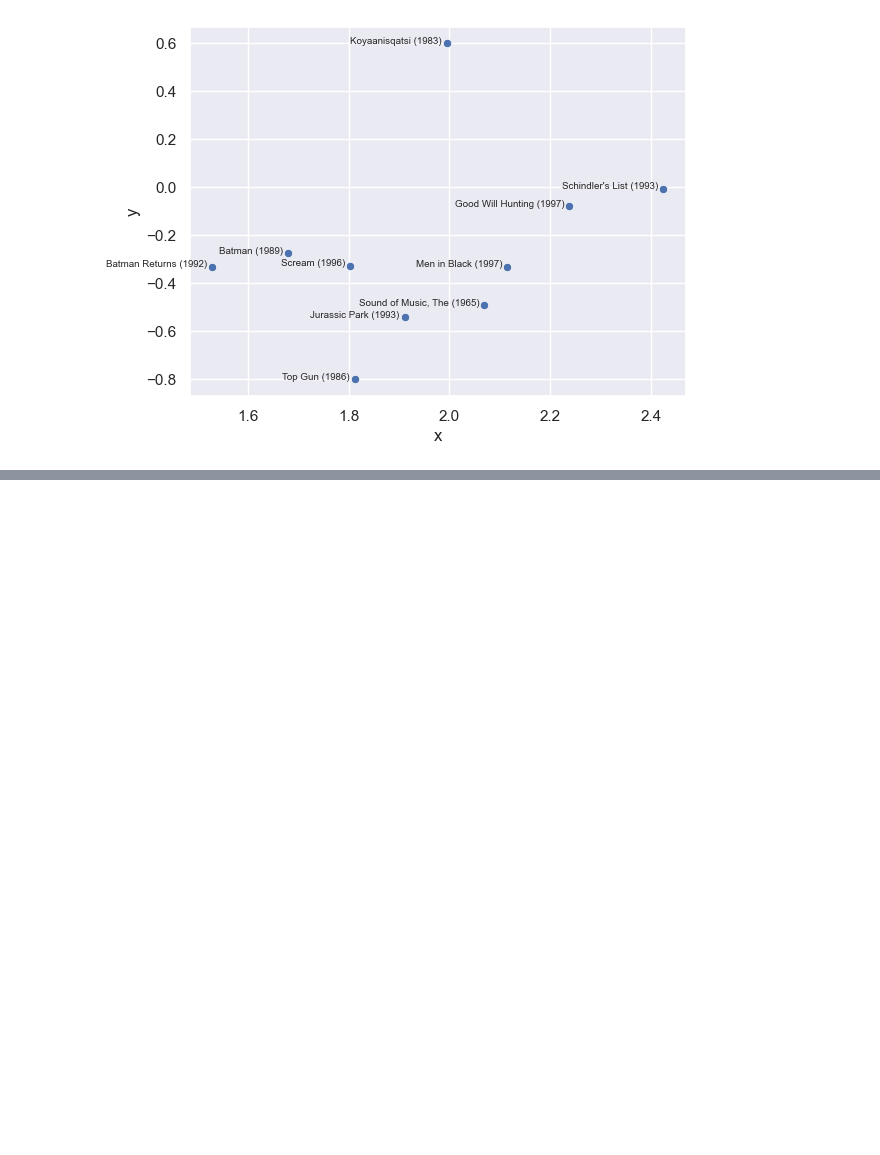
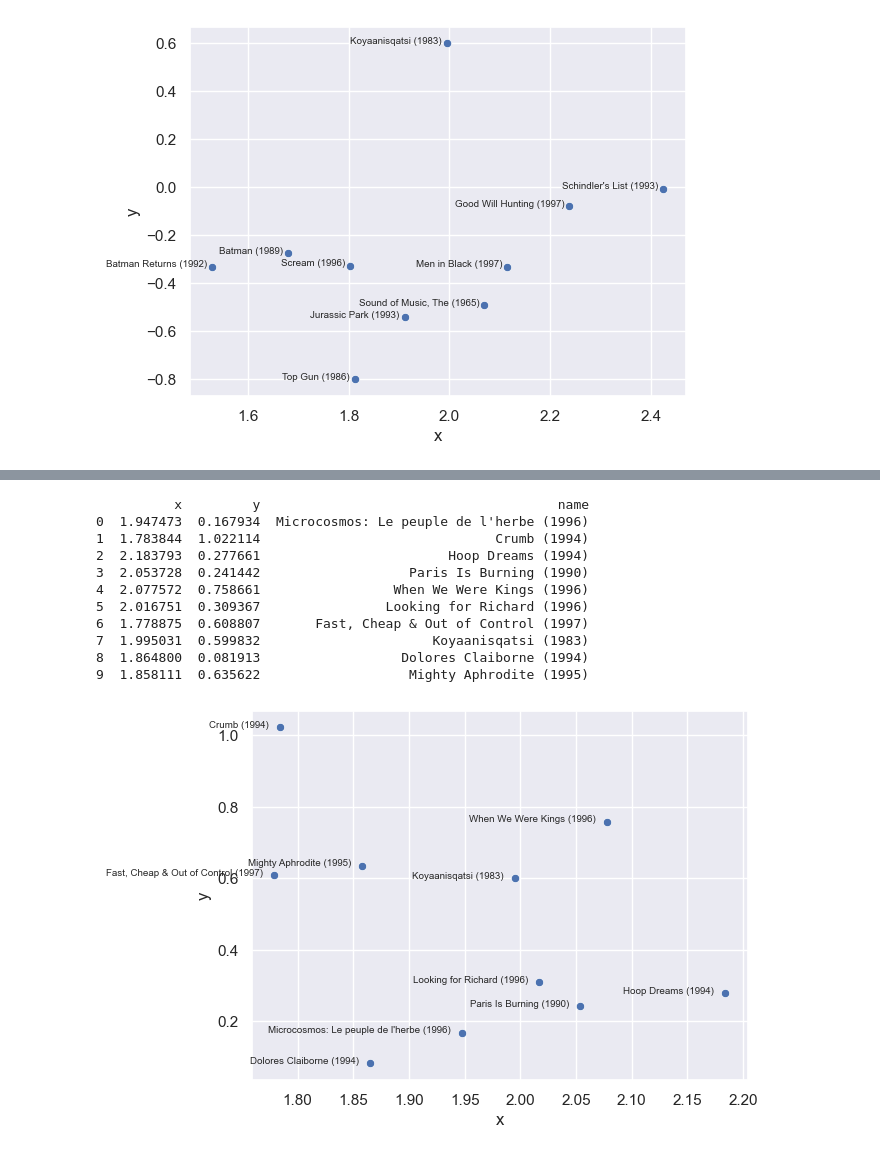
Before and after one commit to gavin-hyl/cs155-project2, a Jupyter notebook: task2.ipynb, the cells around one changed output, grey strips where cells are left out. Cells and saved outputs as stored; diff of their text form; code cells hidden in the pictures; blank space fills up the shorter version.

```diff
--- a/task2.ipynb
+++ b/task2.ipynb
@@ -319,0 +359,31 @@ movies
+# %%
+# Documentary
+
+movie_id1 = np.array([634, 32, 48, 645, 1142, 847, 1022, 1065, 44, 13])
+labels1 = movies.loc[movies['Movie ID'].isin(movie_id1)]["Movie Title"]
+labels1 = labels1[movie_id1 - 1].to_numpy()
+
+selected_data = pd.DataFrame(Vt[:,movie_id1-1].T, columns=['x', 'y'])
+selected_data.insert(2, 'name', labels1, True)
+print(selected_data)
+sns.scatterplot(data=selected_data, x='x', y='y')
+
+for i in range(len(selected_data)):
+    plt.text(selected_data['x'][i] - 0.01, selected_data['y'][i], \
+             selected_data['name'][i], fontsize=7, ha='right')
+
+# In the figure below, left is fictional vs. right is historical
+# Bottom is light-hearted, top is profound/deep/requires interpretation
+# %% [output]
+          x         y                                      name
+0  1.947473  0.167934  Microcosmos: Le peuple de l'herbe (1996)
+1  1.783844  1.022114                              Crumb (1994)
+2  2.183793  0.277661                        Hoop Dreams (1994)
+3  2.053728  0.241442                   Paris Is Burning (1990)
+4  2.077572  0.758661                 When We Were Kings (1996)
+5  2.016751  0.309367                Looking for Richard (1996)
+6  1.778875  0.608807       Fast, Cheap & Out of Control (1997)
+7  1.995031  0.599832                      Koyaanisqatsi (1983)
+8  1.864800  0.081913                  Dolores Claiborne (1994)
+9  1.858111  0.635622                   Mighty Aphrodite (1995)
+[figure, added]
```
Also changed, not shown: parts of 6 cells of this notebook, 4 other files.
